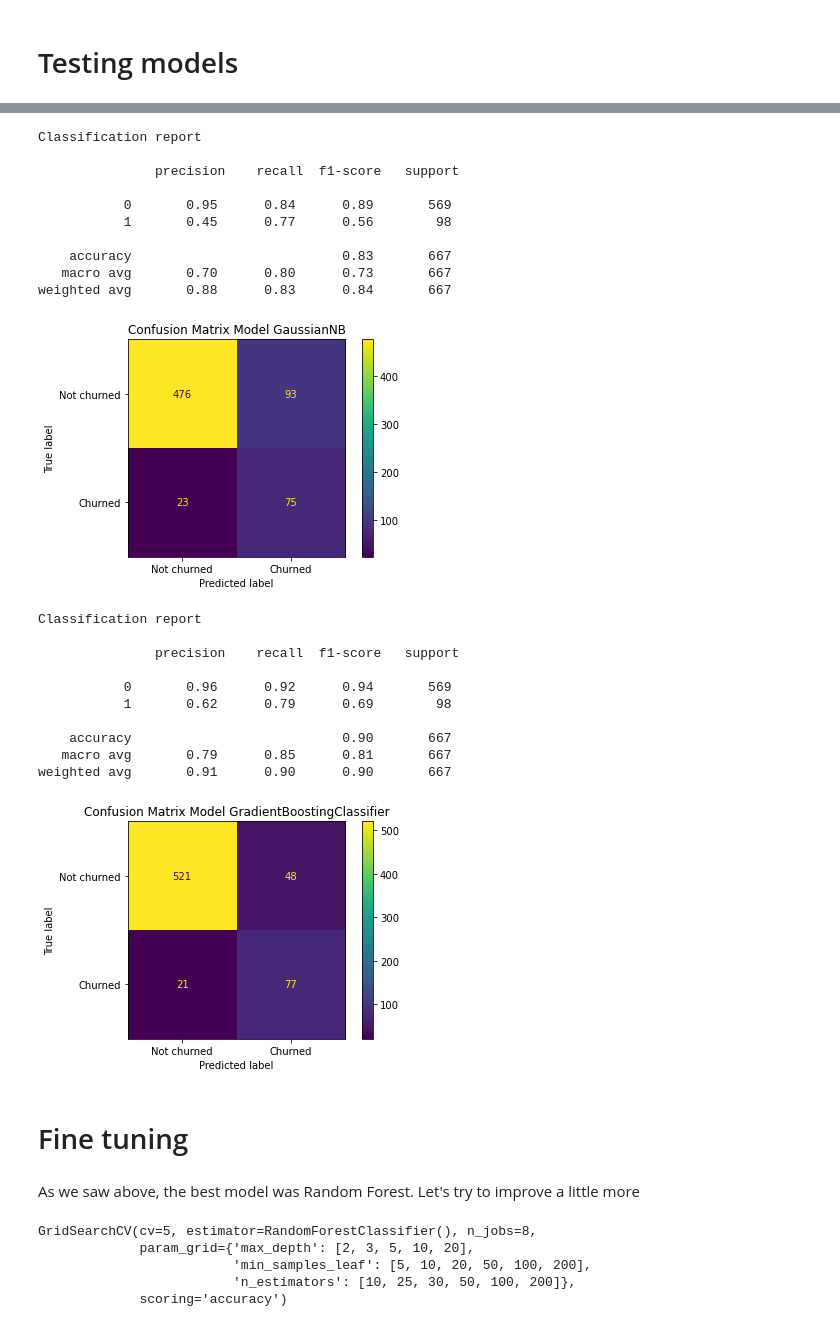
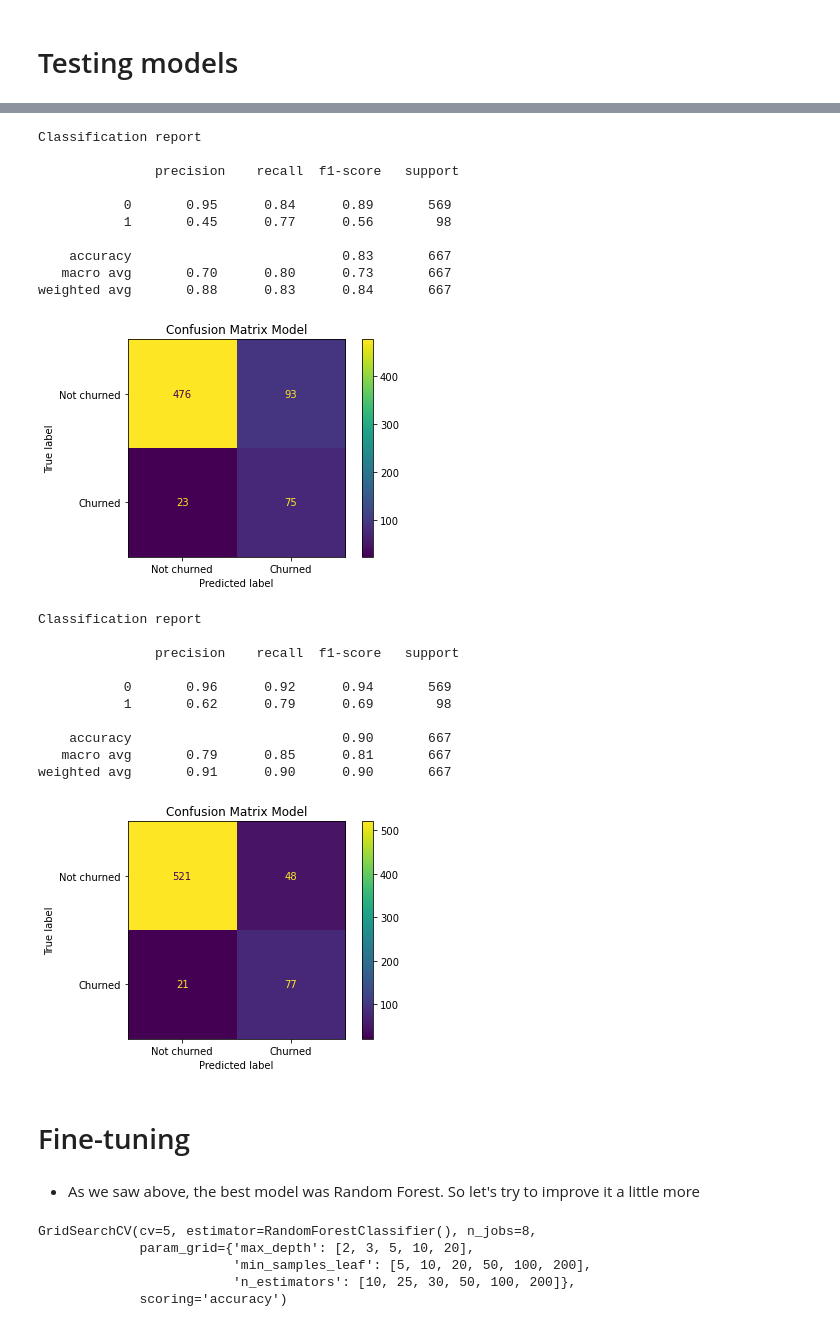
Before and after one commit to HenriPett/Churn-prediction, a Jupyter notebook: ChurnModel.ipynb, the cells around one changed output, grey strips where cells are left out. Drawn from its saved outputs; the diff is of its cells as text; code cells hidden in the pictures.

```diff
--- a/ChurnModel.ipynb
+++ b/ChurnModel.ipynb
@@ -155,7 +142,7 @@ from sklearn.metrics import classification_report
 from sklearn.metrics import confusion_matrix
 from sklearn.metrics import plot_confusion_matrix
 
-def get_scores(model, title):
+def get_scores(model):
         model = model()
         model = model.fit(X_train_upsampled, y_train_upsampled)
         predicted_values = model.predict(X_test)
@@ -163,7 +150,7 @@ def get_scores(model, title):
         print('Classification report \n\n', classification_report(y_test, predicted_values))
 
         plot_confusion_matrix(model, X_test, y_test)
-        plt.title(f'Confusion Matrix Model {title}')
+        plt.title(f'Confusion Matrix Model')
         plt.xticks([0,1],['Not churned','Churned'])
         plt.yticks([0,1],['Not churned','Churned'])
 # %%
@@ -256,7 +243,7 @@ weighted avg       0.82      0.71      0.74       667
 # %%
 from sklearn.naive_bayes import GaussianNB
 
-get_scores(GaussianNB, 'GaussianNB')
+get_scores(GaussianNB)
 # %% [output]
 Classification report
 
@@ -268,27 +255,27 @@ Classification report
     accuracy                           0.83       667
    macro avg       0.70      0.80      0.73       667
 weighted avg       0.88      0.83      0.84       667
-[figure, old version]
+[figure, new version]
 # %%
 from sklearn.ensemble import GradientBoostingClassifier
 
-get_scores(GradientBoostingClassifier, 'GradientBoostingClassifier')
+get_scores(GradientBoostingClassifier)
 # %% [output]
 Classification report
 
                precision    recall  f1-score   support
 
            0       0.96      0.92      0.94       569
            1       0.62      0.79      0.69        98
 
     accuracy                           0.90       667
    macro avg       0.79      0.85      0.81       667
 weighted avg       0.91      0.90      0.90       667
-[figure, old version]
+[figure, new version]
 # %% [markdown]
-# Fine tuning
+# Fine-tuning
 # %% [markdown]
-As we saw above, the best model was Random Forest. Let's try to improve a little more
+- As we saw above, the best model was Random Forest. So let's try to improve it a little more
 # %%
 from sklearn.ensemble import RandomForestClassifier
 
```
Also changed, not shown: parts of 16 cells of this notebook.
